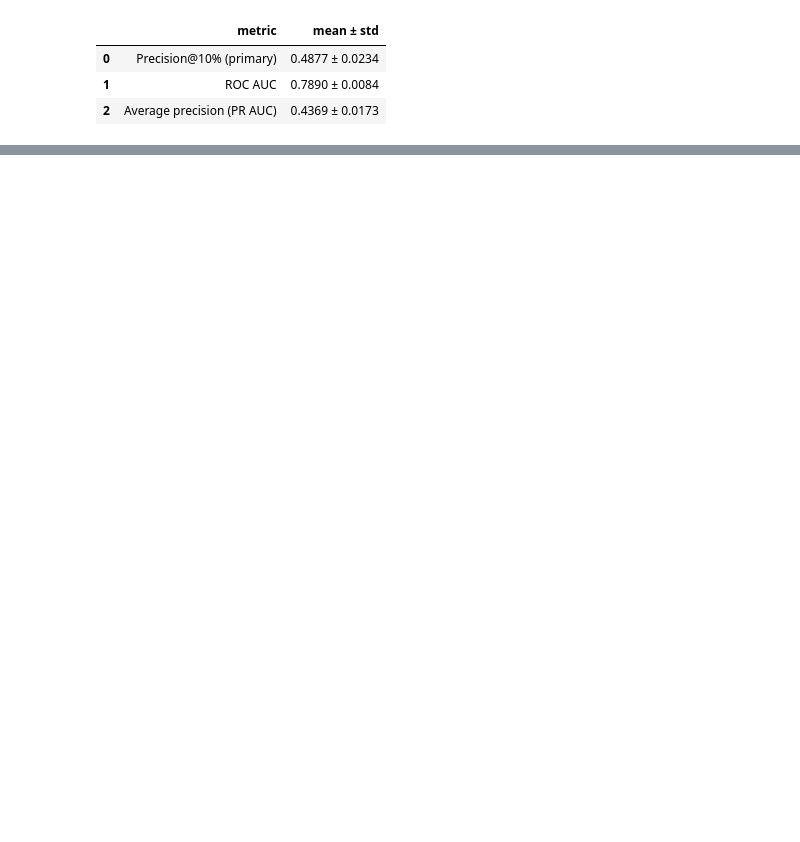
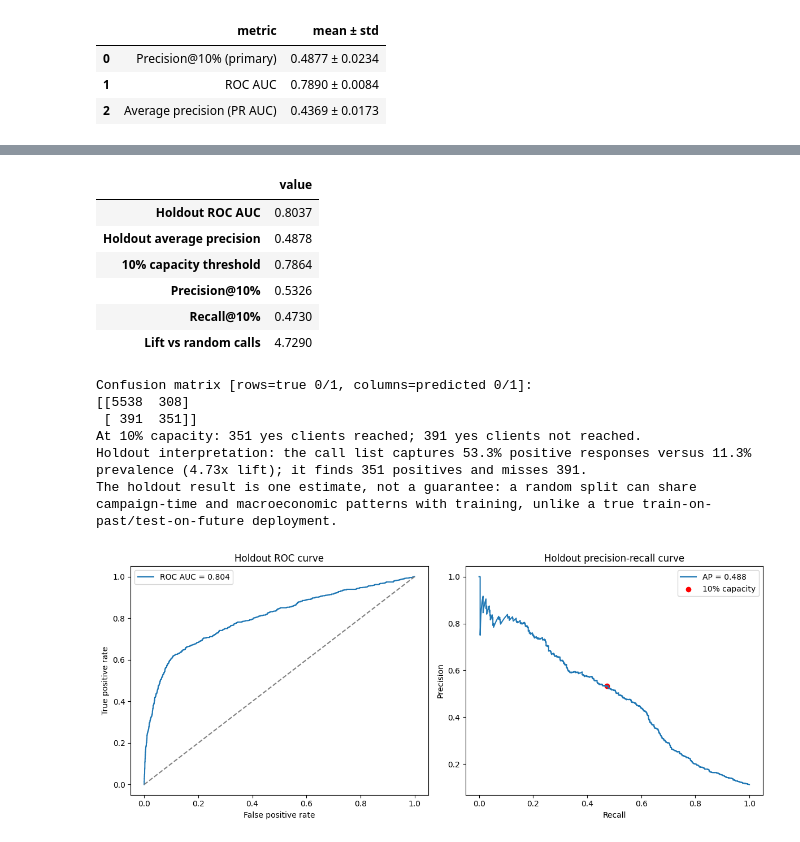
Before and after one commit to NurdauletZhussip-tech/task-03-ML-course, a Jupyter notebook: zhussip_task3.ipynb, the cells around one changed output, grey strips where cells are left out. Saved outputs shown, nothing was run; the diff lists cells and outputs as text; code cells hidden in the pictures; blank space fills up the shorter version.

```diff
--- a/zhussip_task3.ipynb
+++ b/zhussip_task3.ipynb
@@ -195,6 +196,7 @@ scoring = {
     ),
     "roc_auc": "roc_auc",
     "average_precision": "average_precision",
+    "accuracy": "accuracy",
 }
 cv_results = cross_validate(
     logistic_pipeline,
@@ -476,0 +476,64 @@ print(f"Share predicted yes: {predictions['y_pred'].mean():.4f}")
+# %%
+ranked_models = sorted(
+    [name for name in model_candidates if name != "Majority baseline (prior)"],
+    key=lambda name: model_cv_results[name]["test_precision_at_10_percent"].mean(),
+    reverse=True,
+)
+best_model_name = ranked_models[0]
+best_scores = model_cv_results[best_model_name]["test_precision_at_10_percent"]
+logistic_scores = model_cv_results["Logistic regression"]["test_precision_at_10_percent"]
+best_vs_logistic_gap = best_scores.mean() - logistic_scores.mean()
+best_vs_logistic_spread = np.sqrt(best_scores.std(ddof=1) ** 2 + logistic_scores.std(ddof=1) ** 2)
+selected_model_name = (
+    "Logistic regression"
+    if best_model_name != "Logistic regression" and best_vs_logistic_gap <= best_vs_logistic_spread
+    else best_model_name
+)
+print(f"Highest CV mean: {best_model_name}; selected model: {selected_model_name}.")
+print("The simpler logistic model is preferred when its difference from the top mean is within combined fold spread.")
+selected_search = model_candidates[selected_model_name]
+selected_search.fit(X_dev, y_dev)
+selected_pipeline = selected_search.best_estimator_
+print(f"Selected model: {selected_model_name}")
+print(f"Selected parameters from development CV: {selected_search.best_params_}")
+
+holdout_scores = selected_pipeline.predict_proba(X_holdout)[:, 1]
+holdout_roc_auc = roc_auc_score(y_holdout, holdout_scores)
+holdout_average_precision = average_precision_score(y_holdout, holdout_scores)
+holdout_pr_precision, holdout_pr_recall, _ = precision_recall_curve(y_holdout, holdout_scores)
+holdout_fpr, holdout_tpr, _ = roc_curve(y_holdout, holdout_scores)
+
+n_holdout_calls = int(np.ceil(capacity * len(y_holdout)))
+holdout_top_indices = np.argsort(-holdout_scores, kind="stable")[:n_holdout_calls]
+decision_threshold = holdout_scores[holdout_top_indices[-1]]
+holdout_predictions = np.zeros(len(y_holdout), dtype=int)
+holdout_predictions[holdout_top_indices] = 1
+holdout_precision_at_10 = y_holdout.iloc[holdout_top_indices].mean()
+holdout_recall_at_10 = holdout_precision_at_10 * n_holdout_calls / y_holdout.sum()
+holdout_prevalence = y_holdout.mean()
+holdout_lift = holdout_precision_at_10 / holdout_prevalence
+holdout_confusion_matrix = confusion_matrix(y_holdout, holdout_predictions, labels=[0, 1])
+
+final_evaluation = pd.DataFrame(
+    {"value": [holdout_roc_auc, holdout_average_precision, decision_threshold, holdout_precision_at_10, holdout_recall_at_10, holdout_lift]},
+    index=["Holdout ROC AUC", "Holdout average precision", "10% capacity threshold", "Precision@10%", "Recall@10%", "Lift vs random calls"],
+)
+display(final_evaluation.round(4))
+print("Confusion matrix [rows=true 0/1, columns=predicted 0/1]:")
+print(holdout_confusion_matrix)
+print(f"At 10% capacity: {holdout_confusion_matrix[1, 1]} yes clients reached; {holdout_confusion_matrix[1, 0]} yes clients not reached.")
+print(f"Holdout interpretation: the call list captures {holdout_precision_at_10:.1%} positive responses versus {holdout_prevalence:.1%} prevalence ({holdout_lift:.2f}x lift); it finds {holdout_confusion_matrix[1, 1]} positives and misses {holdout_confusion_matrix[1, 0]}.")
+print("The holdout result is one estimate, not a guarantee: a random split can share campaign-time and macroeconomic patterns with training, unlike a true train-on-past/test-on-future deployment.")
+
+fig, axes = plt.subplots(1, 2, figsize=(12, 5))
+axes[0].plot(holdout_fpr, holdout_tpr, label=f"ROC AUC = {holdout_roc_auc:.3f}")
+axes[0].plot([0, 1], [0, 1], linestyle="--", color="gray")
+axes[0].set(title="Holdout ROC curve", xlabel="False positive rate", ylabel="True positive rate")
+axes[0].legend()
+axes[1].plot(holdout_pr_recall, holdout_pr_precision, label=f"AP = {holdout_average_precision:.3f}")
+axes[1].scatter([holdout_recall_at_10], [holdout_precision_at_10], color="red", label="10% capacity")
+axes[1].set(title="Holdout precision-recall curve", xlabel="Recall", ylabel="Precision")
+axes[1].legend()
+fig.tight_layout()
+plt.show()
+# %% [output]
@@ -476,0 +544,14 @@ print(f"Share predicted yes: {predictions['y_pred'].mean():.4f}")
+|  | value |
+| Holdout ROC AUC | 0.8037 |
+| Holdout average precision | 0.4878 |
+| 10% capacity threshold | 0.7864 |
+| Precision@10% | 0.5326 |
+| Recall@10% | 0.4730 |
+| Lift vs random calls | 4.7290 |
+Confusion matrix [rows=true 0/1, columns=predicted 0/1]:
+[[5538  308]
+ [ 391  351]]
+At 10% capacity: 351 yes clients reached; 391 yes clients not reached.
+Holdout interpretation: the call list captures 53.3% positive responses versus 11.3% prevalence (4.73x lift); it finds 351 positives and misses 391.
+The holdout result is one estimate, not a guarantee: a random split can share campaign-time and macroeconomic patterns with training, unlike a true train-on-past/test-on-future deployment.
+[figure, added]
```
Also changed, not shown: parts of 11 cells of this notebook.
